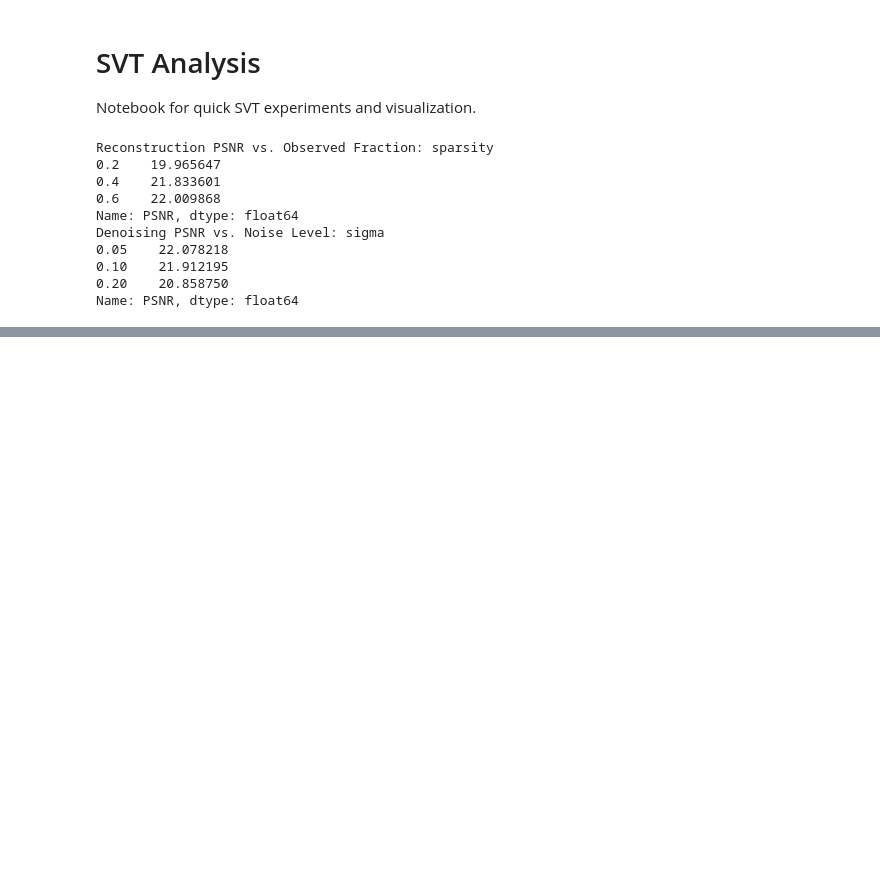
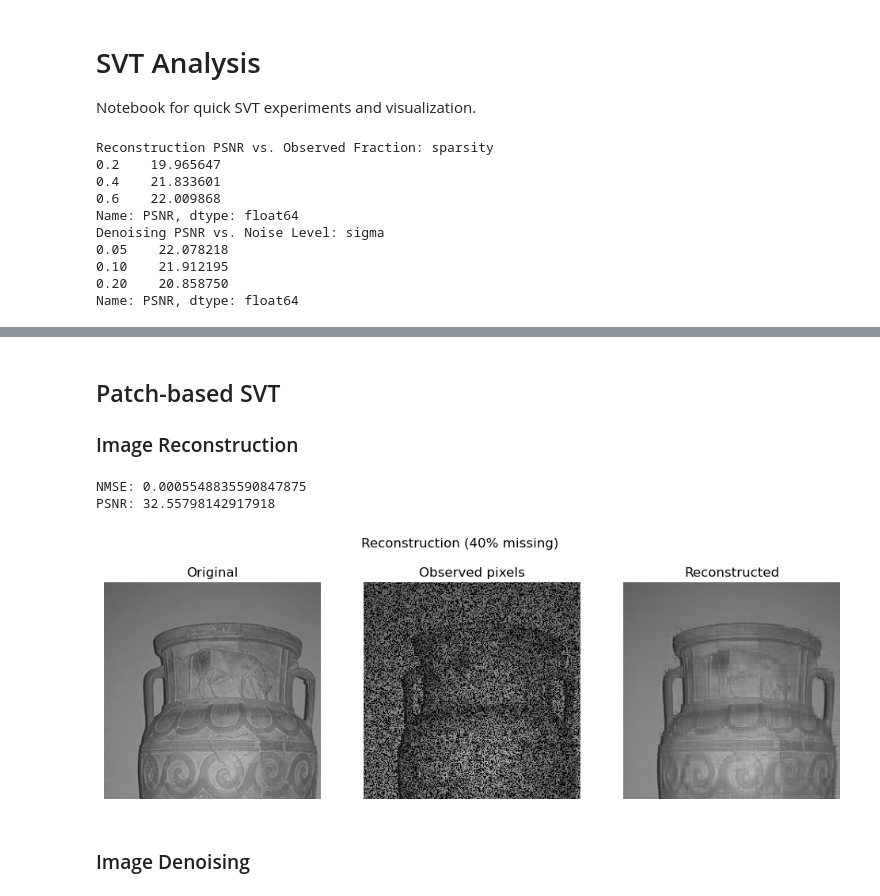
Before and after one commit to saramilovanova/nuclear-norm-data-reconstruction, a Jupyter notebook: notebooks/svt_analysis.ipynb, the cells around one changed output, grey strips where cells are left out. Cells and saved outputs as stored; diff of their text form; code cells hidden in the pictures; blank space fills up the shorter version.

```diff
--- a/notebooks/svt_analysis.ipynb
+++ b/notebooks/svt_analysis.ipynb
@@ -165,0 +167,4 @@ PSNR: 22.27323830555981
+# %% [markdown]
+## Patch-based SVT
+
+### Image Reconstruction
@@ -165,0 +228,25 @@ PSNR: 22.27323830555981
+# %%
+X = load_image(IMAGE_PATH / "0047.png", normalize=True)
+X = X[:256, :256]
+
+n1, n2 = X.shape
+missing_fraction = 0.4
+observed_fraction = 1 - missing_fraction
+
+mask = create_mask(X.shape, observed_fraction, seed=SEED)
+
+X_masked = np.zeros_like(X)
+X_masked[mask] = X[mask]
+
+X_rec = svt_patch_completion(X, mask)
+# %%
+print("NMSE:", nmse(X, X_rec, data_range=1.0))
+print("PSNR:", psnr(X, X_rec, data_range=1.0))
+
+show_results(X, X_rec, X_masked=X_masked, title=f"Reconstruction ({missing_fraction*100:.0f}% missing)")
+# %% [output]
+NMSE: 0.0005548835590847875
+PSNR: 32.55798142917918
+[figure, added]
+# %% [markdown]
+### Image Denoising
```
Also changed, not shown: parts of 13 cells of this notebook, 9 other files.
